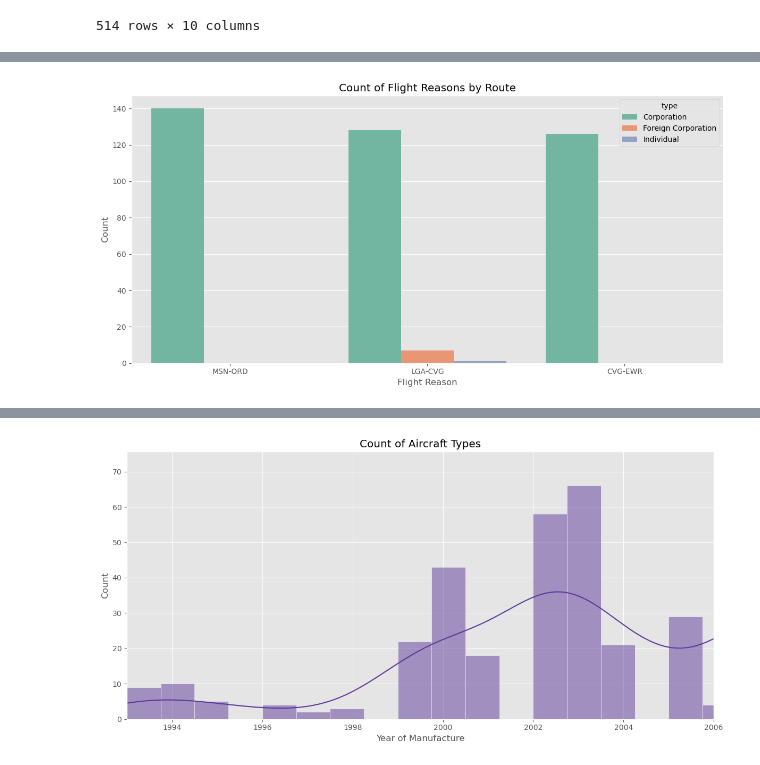
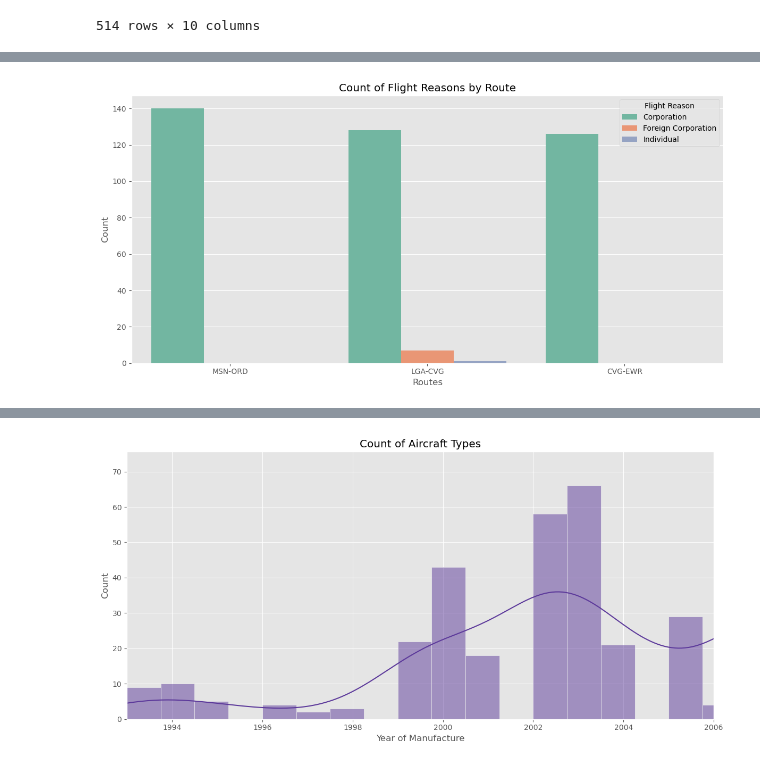
Before and after one commit to hathimazman/DataManagement_Project2, a Jupyter notebook: P153146_Project2.ipynb, the cells around one changed output, grey strips where cells are left out. Saved outputs shown, nothing was run; the diff lists cells and outputs as text; code cells hidden in the pictures.

```diff
--- a/P153146_Project2.ipynb
+++ b/P153146_Project2.ipynb
@@ -1410,11 +1436,12 @@ df13[df13['year'] >= 2006].head(3)
 # %%
 # Plot type
 plt.figure(figsize=(12, 6))
 sns.countplot(data=df13, x='routes', hue='type', palette='Set2')
 plt.title('Count of Flight Reasons by Route')
-plt.xlabel('Flight Reason')
+plt.legend(title='Flight Reason', loc='upper right')
+plt.xlabel('Routes')
 plt.ylabel('Count')
 plt.tight_layout()
 plt.show()
 # %% [output]
-[figure, old version]
+[figure, new version]
```
Also changed, not shown: parts of 26 cells of this notebook, 2 other files.
